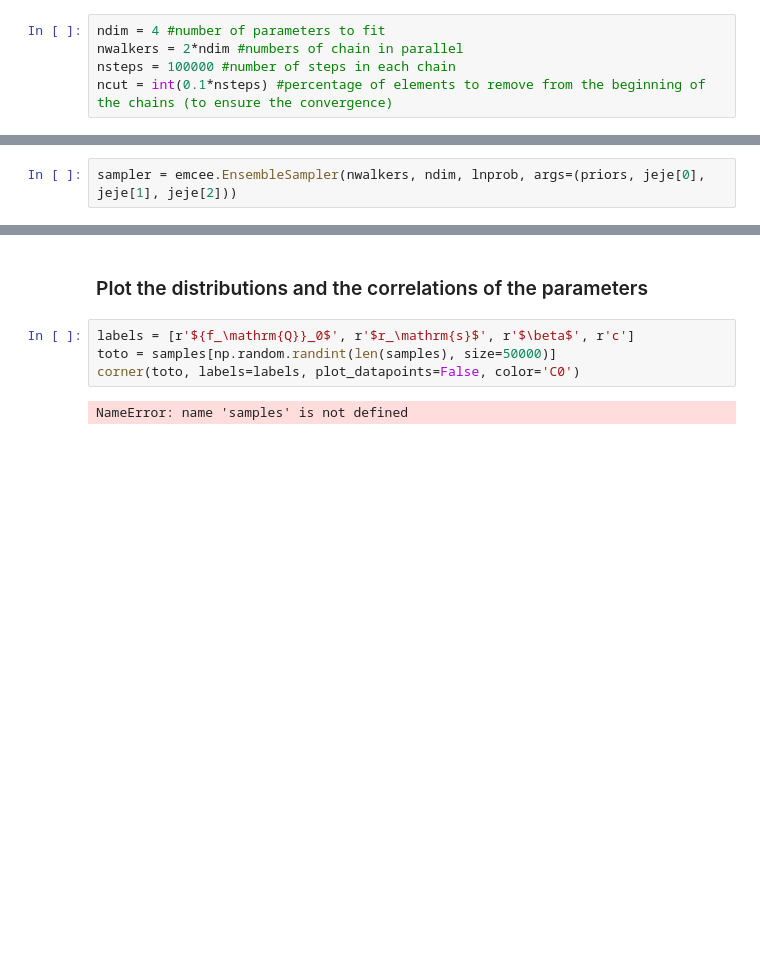
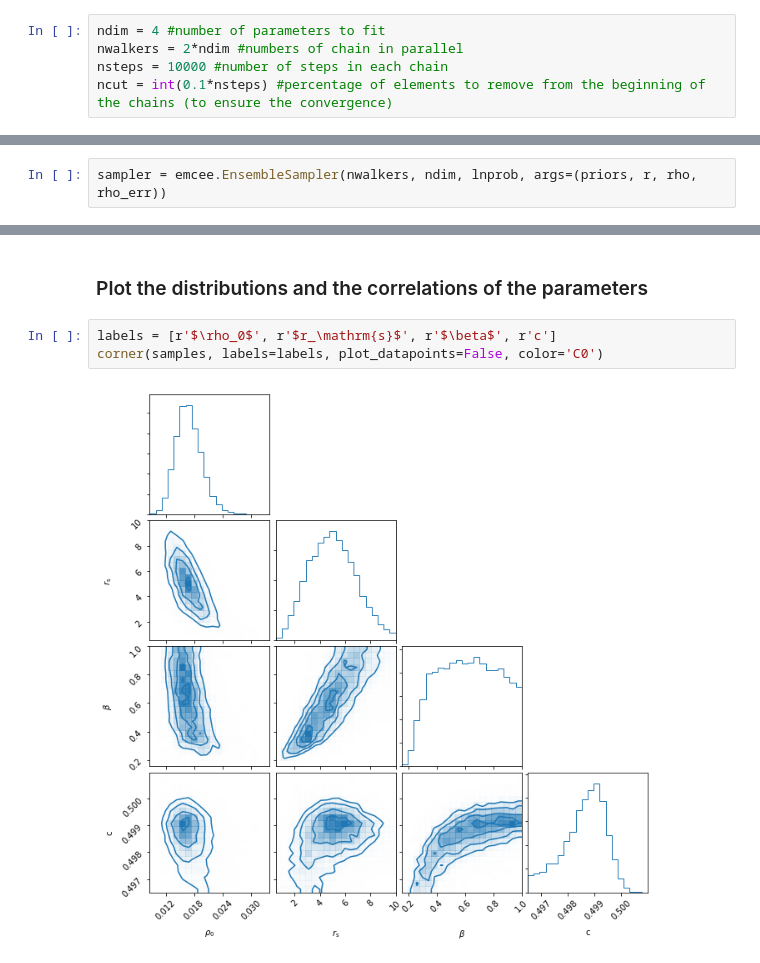
Before and after one commit to vicbonj/mcmc, a Jupyter notebook: tutorial.ipynb, the cells around one changed output, grey strips where cells are left out. Saved outputs shown, nothing was run; the diff lists cells and outputs as text; blank space fills up the shorter version.

```diff
--- a/tutorial.ipynb
+++ b/tutorial.ipynb
@@ -49,7 +52,7 @@ NameError: name 'np' is not defined
 # %%
 ndim = 4 #number of parameters to fit
 nwalkers = 2*ndim #numbers of chain in parallel
-nsteps = 100000 #number of steps in each chain
+nsteps = 10000 #number of steps in each chain
 ncut = int(0.1*nsteps) #percentage of elements to remove from the beginning of the chains (to ensure the convergence)
 # %% [markdown]
 ### Priors
@@ -68,4 +69,4 @@ NameError: name 'np' is not defined
 # %% [markdown]
 ### Define MCMC object
 # %%
-sampler = emcee.EnsembleSampler(nwalkers, ndim, lnprob, args=(priors, jeje[0], jeje[1], jeje[2]))
+sampler = emcee.EnsembleSampler(nwalkers, ndim, lnprob, args=(priors, r, rho, rho_err))
@@ -86,8 +99,7 @@ NameError: name 'sampler' is not defined
 # %% [markdown]
 ### Plot the distributions and the correlations of the parameters
 # %%
-labels = [r'${f_\mathrm{Q}}_0$', r'$r_\mathrm{s}$', r'$\beta$', r'c']
-toto = samples[np.random.randint(len(samples), size=50000)]
-corner(toto, labels=labels, plot_datapoints=False, color='C0')
+labels = [r'$\rho_0$', r'$r_\mathrm{s}$', r'$\beta$', r'c']
+corner(samples, labels=labels, plot_datapoints=False, color='C0')
 # %% [output]
-NameError: name 'samples' is not defined
+[figure, added]
```
Also changed, not shown: parts of 13 cells of this notebook, 1 other file.
